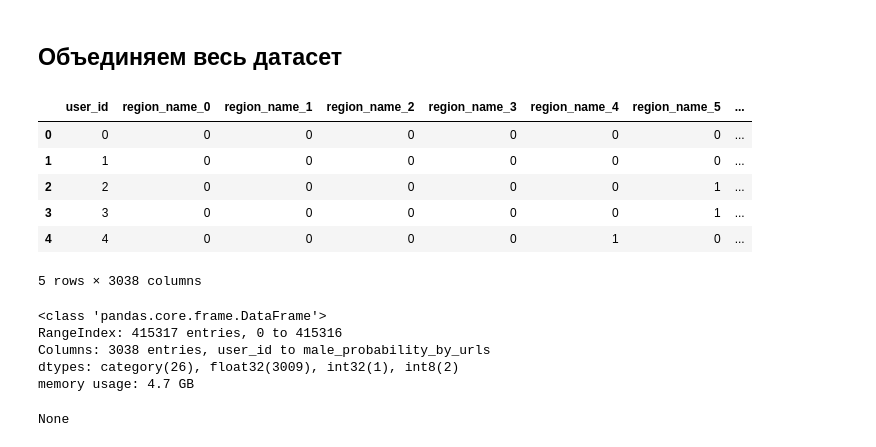
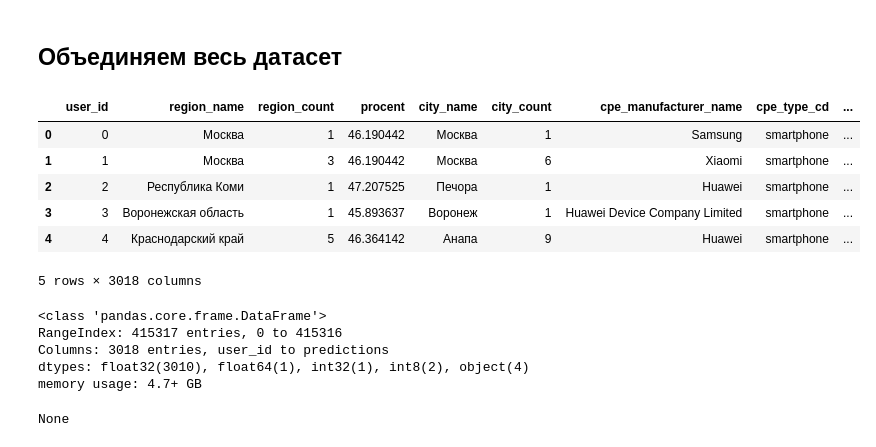
Before and after one commit to koshkidadanet/MTS-ML-CUP, a Jupyter notebook: feature_eng.ipynb, the cells around one changed output. Saved outputs shown, nothing was run; the diff lists cells and outputs as text; code cells hidden in the pictures.

Commit message:
new fulldata columns

```diff
--- a/feature_eng.ipynb
+++ b/feature_eng.ipynb
@@ -1801,26 +1838,26 @@ df.to_parquet('..\\full_data\\figma_plan\\male_probability_by_urls.parquet', ind
 # %% [markdown]
 ## Объединяем весь датасет
 # %%
-list_parquet = glob.glob("..\\full_data\\figma_plan\\*.parquet")
+list_parquet = glob.glob("..\\full_data\\figma_txt_features\\*.parquet")
 
 df = pd.DataFrame()
 for path in list_parquet:
     part_df = dd.read_parquet(path).compute()
     df = pd.concat([df,part_df],axis=1)
 
 display(df.head())
 display(df.info())
 # %% [output]
-|  | user_id | region_name_0 | region_name_1 | region_name_2 | region_name_3 | region_name_4 | region_name_5 | ... |
-| 0 | 0 | 0 | 0 | 0 | 0 | 0 | 0 | ... |
-| 1 | 1 | 0 | 0 | 0 | 0 | 0 | 0 | ... |
-| 2 | 2 | 0 | 0 | 0 | 0 | 0 | 1 | ... |
-| 3 | 3 | 0 | 0 | 0 | 0 | 0 | 1 | ... |
-| 4 | 4 | 0 | 0 | 0 | 0 | 1 | 0 | ... |
+|  | user_id | region_name | region_count | procent | city_name | city_count | cpe_manufacturer_name | cpe_type_cd | ... |
+| 0 | 0 | Москва | 1 | 46.190442 | Москва | 1 | Samsung | smartphone | ... |
+| 1 | 1 | Москва | 3 | 46.190442 | Москва | 6 | Xiaomi | smartphone | ... |
+| 2 | 2 | Республика Коми | 1 | 47.207525 | Печора | 1 | Huawei | smartphone | ... |
+| 3 | 3 | Воронежская область | 1 | 45.893637 | Воронеж | 1 | Huawei Device Company Limited | smartphone | ... |
+| 4 | 4 | Краснодарский край | 5 | 46.364142 | Анапа | 9 | Huawei | smartphone | ... |
-5 rows × 3038 columns
+5 rows × 3018 columns
 <class 'pandas.core.frame.DataFrame'>
 RangeIndex: 415317 entries, 0 to 415316
-Columns: 3038 entries, user_id to male_probability_by_urls
-dtypes: category(26), float32(3009), int32(1), int8(2)
-memory usage: 4.7 GB
+Columns: 3018 entries, user_id to predictions
+dtypes: float32(3010), float64(1), int32(1), int8(2), object(4)
+memory usage: 4.7+ GB
 None
```
Also changed, not shown: parts of 7 cells of this notebook, 1 other file.
